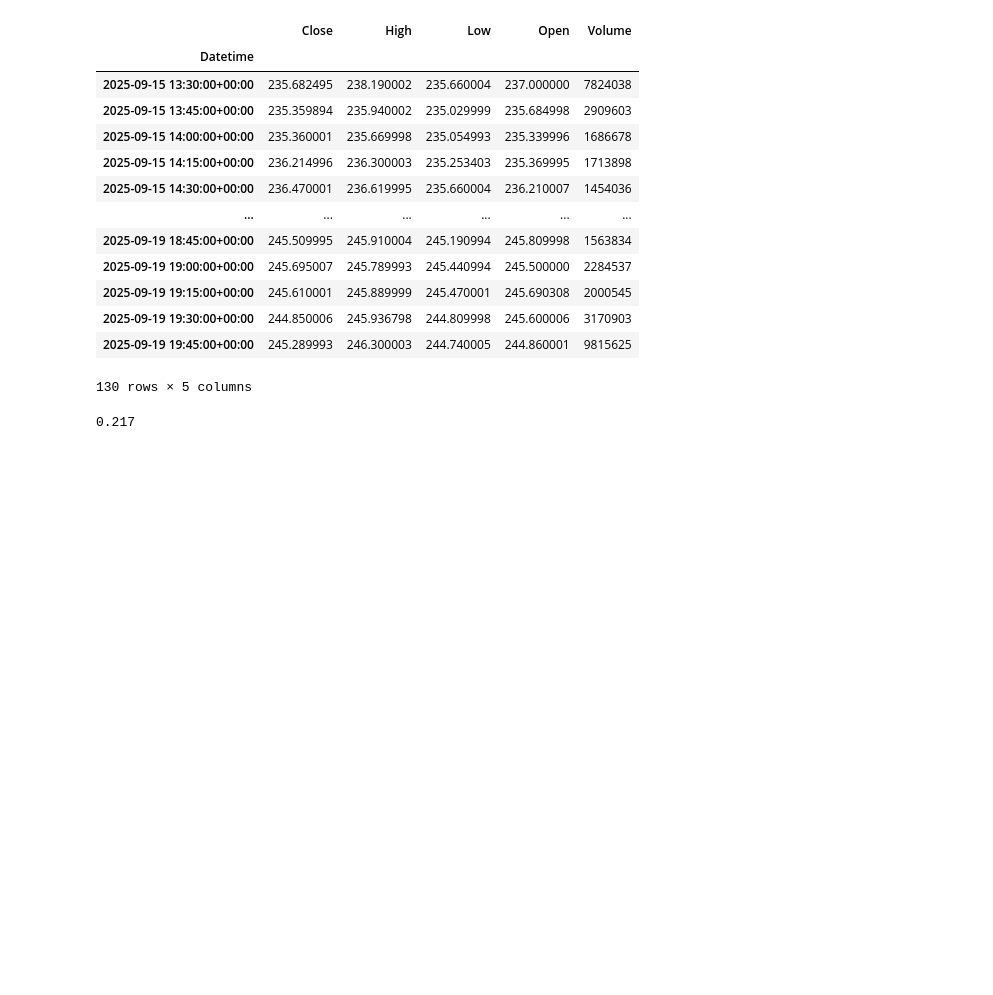
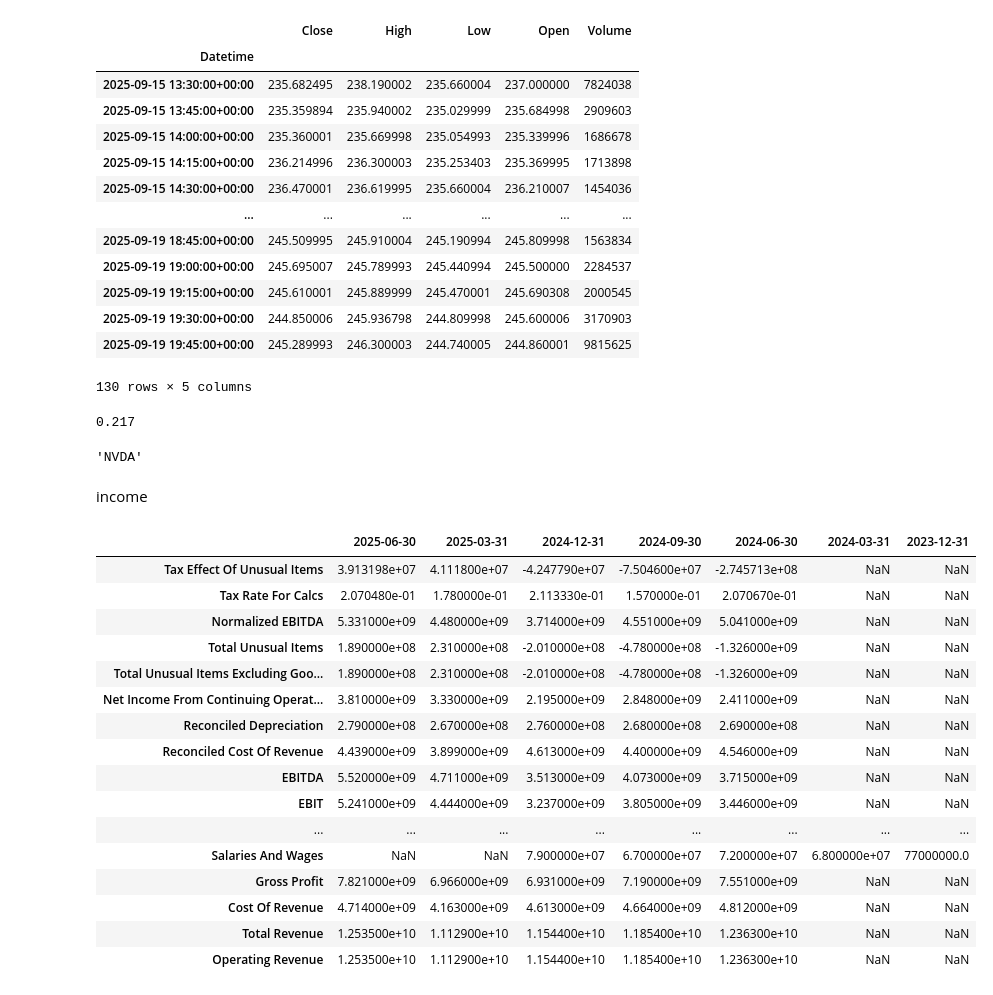
Before and after one commit to sunilsala88/batch33, a Jupyter notebook: 13_fundamental/fin1.ipynb, the cells around one changed output. Saved outputs shown, nothing was run; the diff lists cells and outputs as text; code cells hidden in the pictures; blank space fills up the shorter version.

```diff
--- a/13_fundamental/fin1.ipynb
+++ b/13_fundamental/fin1.ipynb
@@ -27,0 +36,32 @@ i1.get('beta')
+# %%
+l1=list(dict_of_beta.values())
+i=l1.index(max(l1))
+list_of_stocks[i]
+# %% [output]
+'NVDA'
+# %%
+name='RELIANCE.NS'
+t1=yf.Ticker(name)
+# %% [markdown]
+income
+# %%
+t1.get_incomestmt()
+t1.quarterly_incomestmt
+# %% [output]
+|  | 2025-06-30 | 2025-03-31 | 2024-12-31 | 2024-09-30 | 2024-06-30 | 2024-03-31 | 2023-12-31 |
+| Tax Effect Of Unusual Items | 3.913198e+07 | 4.111800e+07 | -4.247790e+07 | -7.504600e+07 | -2.745713e+08 | NaN | NaN |
+| Tax Rate For Calcs | 2.070480e-01 | 1.780000e-01 | 2.113330e-01 | 1.570000e-01 | 2.070670e-01 | NaN | NaN |
+| Normalized EBITDA | 5.331000e+09 | 4.480000e+09 | 3.714000e+09 | 4.551000e+09 | 5.041000e+09 | NaN | NaN |
+| Total Unusual Items | 1.890000e+08 | 2.310000e+08 | -2.010000e+08 | -4.780000e+08 | -1.326000e+09 | NaN | NaN |
+| Total Unusual Items Excluding Goo... | 1.890000e+08 | 2.310000e+08 | -2.010000e+08 | -4.780000e+08 | -1.326000e+09 | NaN | NaN |
+| Net Income From Continuing Operat... | 3.810000e+09 | 3.330000e+09 | 2.195000e+09 | 2.848000e+09 | 2.411000e+09 | NaN | NaN |
+| Reconciled Depreciation | 2.790000e+08 | 2.670000e+08 | 2.760000e+08 | 2.680000e+08 | 2.690000e+08 | NaN | NaN |
+| Reconciled Cost Of Revenue | 4.439000e+09 | 3.899000e+09 | 4.613000e+09 | 4.400000e+09 | 4.546000e+09 | NaN | NaN |
+| EBITDA | 5.520000e+09 | 4.711000e+09 | 3.513000e+09 | 4.073000e+09 | 3.715000e+09 | NaN | NaN |
+| EBIT | 5.241000e+09 | 4.444000e+09 | 3.237000e+09 | 3.805000e+09 | 3.446000e+09 | NaN | NaN |
+| ... | ... | ... | ... | ... | ... | ... | ... |
+| Salaries And Wages | NaN | NaN | 7.900000e+07 | 6.700000e+07 | 7.200000e+07 | 6.800000e+07 | 77000000.0 |
+| Gross Profit | 7.821000e+09 | 6.966000e+09 | 6.931000e+09 | 7.190000e+09 | 7.551000e+09 | NaN | NaN |
+| Cost Of Revenue | 4.714000e+09 | 4.163000e+09 | 4.613000e+09 | 4.664000e+09 | 4.812000e+09 | NaN | NaN |
+| Total Revenue | 1.253500e+10 | 1.112900e+10 | 1.154400e+10 | 1.185400e+10 | 1.236300e+10 | NaN | NaN |
+| Operating Revenue | 1.253500e+10 | 1.112900e+10 | 1.154400e+10 | 1.185400e+10 | 1.236300e+10 | NaN | NaN |
```
Also changed, not shown: parts of 5 cells of this notebook.
